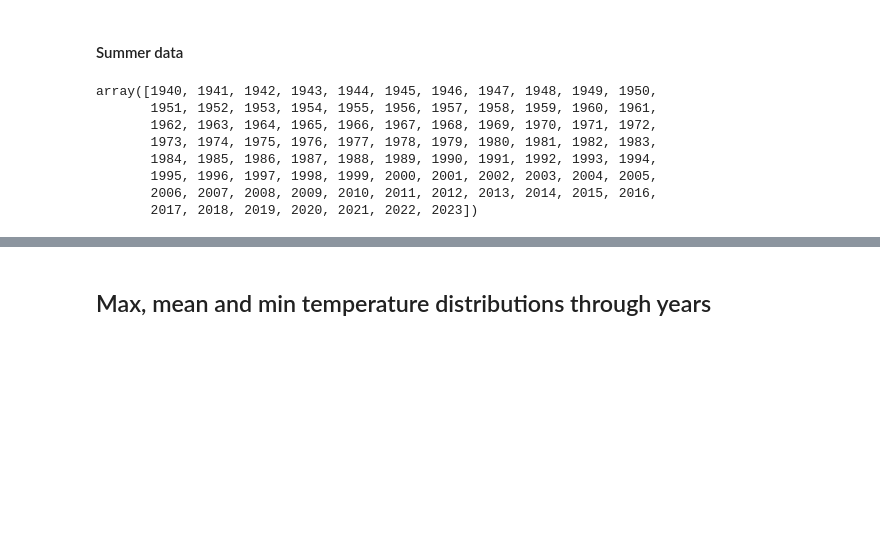
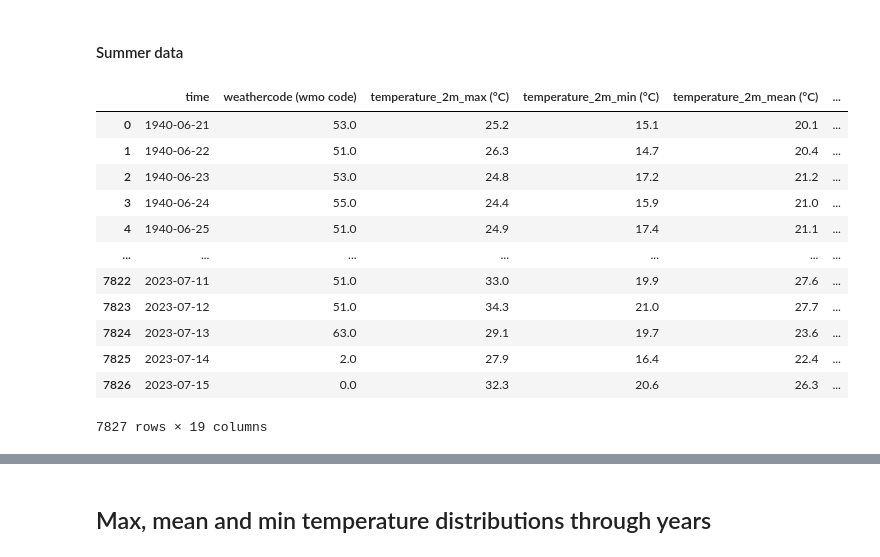
Before and after one commit to cimbaIG/Weather_data_Zagreb, a Jupyter notebook: weather_data_zagreb.ipynb, the cells around one changed output, grey strips where cells are left out. Saved outputs shown, nothing was run; the diff lists cells and outputs as text; code cells hidden in the pictures; blank space fills up the shorter version.

```diff
--- a/weather_data_zagreb.ipynb
+++ b/weather_data_zagreb.ipynb
@@ -858,24 +858,28 @@ plt.savefig('total_num_of_coldwaves_per_decades.pdf', bbox_inches='tight')
 ## Temperature distribution in the summer
 # %% [markdown]
 #### Summer data
-# %%
-data["time"].dt.year.unique()
-# %% [output]
-array([1940, 1941, 1942, 1943, 1944, 1945, 1946, 1947, 1948, 1949, 1950,
-       1951, 1952, 1953, 1954, 1955, 1956, 1957, 1958, 1959, 1960, 1961,
-       1962, 1963, 1964, 1965, 1966, 1967, 1968, 1969, 1970, 1971, 1972,
-       1973, 1974, 1975, 1976, 1977, 1978, 1979, 1980, 1981, 1982, 1983,
-       1984, 1985, 1986, 1987, 1988, 1989, 1990, 1991, 1992, 1993, 1994,
-       1995, 1996, 1997, 1998, 1999, 2000, 2001, 2002, 2003, 2004, 2005,
-       2006, 2007, 2008, 2009, 2010, 2011, 2012, 2013, 2014, 2015, 2016,
-       2017, 2018, 2019, 2020, 2021, 2022, 2023])
 # %%
 # Get only data for the summer periods
 # Create empty summer data dataframe
 summer_data = pd.DataFrame()
 # Iterate over every unique year in data
 for year in data["time"].dt.year.unique():
     summer_data = summer_data.append(data[(data["time"] >= pd.Timestamp(year=year, month=6, day=21)) & (data["time"] < pd.Timestamp(year=year, month=9, day=23))])
 
 # Print summer data dataframe
 summer_data = summer_data.reset_index(drop=True)
+summer_data
+# %% [output]
+|  | time | weathercode (wmo code) | temperature_2m_max (°C) | temperature_2m_min (°C) | temperature_2m_mean (°C) | ... |
+| 0 | 1940-06-21 | 53.0 | 25.2 | 15.1 | 20.1 | ... |
+| 1 | 1940-06-22 | 51.0 | 26.3 | 14.7 | 20.4 | ... |
+| 2 | 1940-06-23 | 53.0 | 24.8 | 17.2 | 21.2 | ... |
+| 3 | 1940-06-24 | 55.0 | 24.4 | 15.9 | 21.0 | ... |
+| 4 | 1940-06-25 | 51.0 | 24.9 | 17.4 | 21.1 | ... |
+| ... | ... | ... | ... | ... | ... | ... |
+| 7822 | 2023-07-11 | 51.0 | 33.0 | 19.9 | 27.6 | ... |
+| 7823 | 2023-07-12 | 51.0 | 34.3 | 21.0 | 27.7 | ... |
+| 7824 | 2023-07-13 | 63.0 | 29.1 | 19.7 | 23.6 | ... |
+| 7825 | 2023-07-14 | 2.0 | 27.9 | 16.4 | 22.4 | ... |
+| 7826 | 2023-07-15 | 0.0 | 32.3 | 20.6 | 26.3 | ... |
+7827 rows × 19 columns
```
Also changed, not shown: parts of 2 cells of this notebook, 14 other files.
